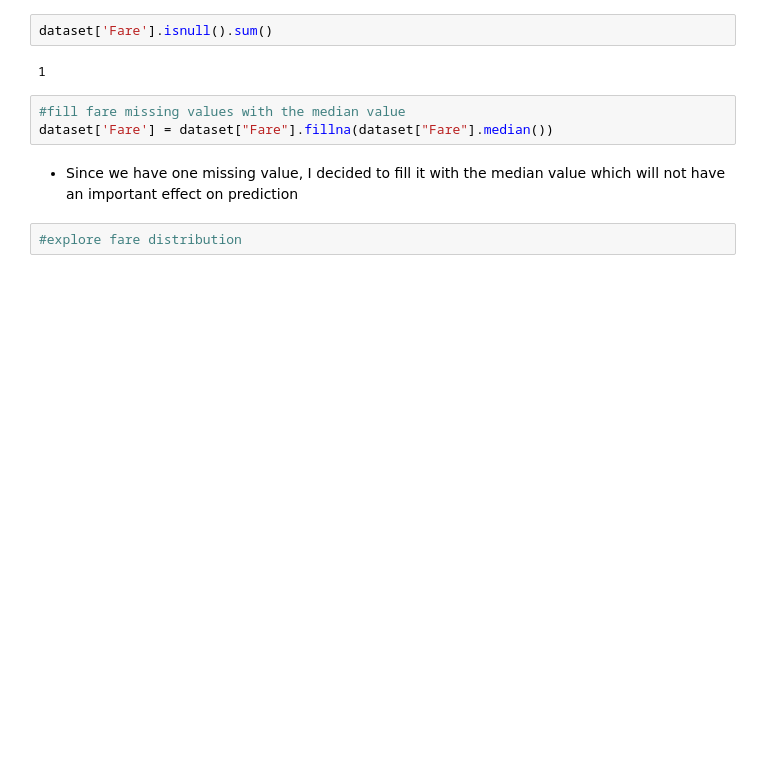
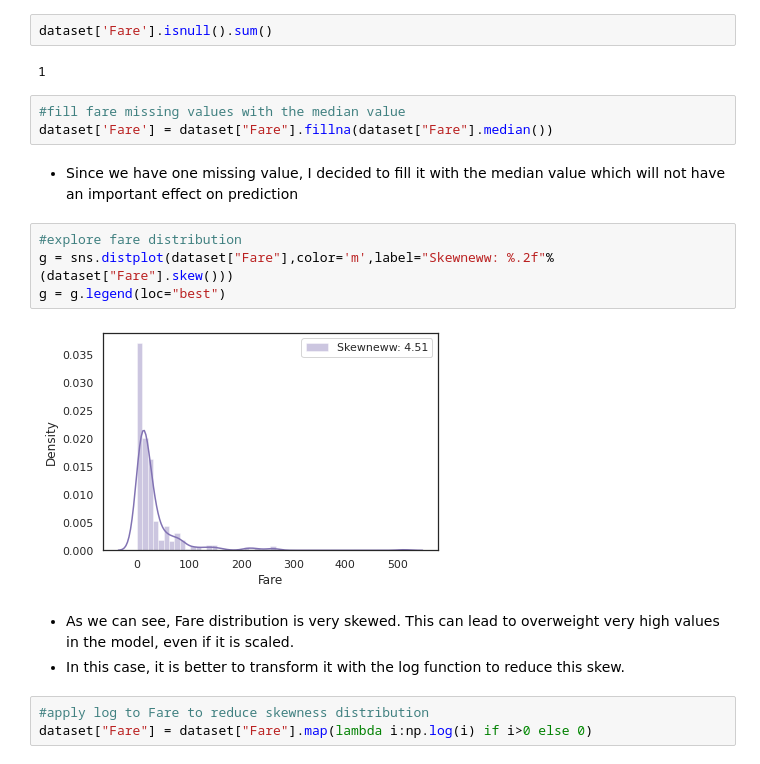
Before and after one commit to syi07030/NLP_study, a Jupyter notebook: Kaggle_BinaryClassification_TabularData/1.Titanic/Titanic_top4%_with_ensemble_modeling/Titanic_Top_4_with_ensemble_modeling.ipynb, the cells around one changed output. Saved outputs shown, nothing was run; the diff lists cells and outputs as text; blank space fills up the shorter version.

Commit message:
feat: 1st level.Titanic (2) Top 4% with ensemble modeling ~3.1 Pclass -ing

```diff
--- a/Kaggle_BinaryClassification_TabularData/1.Titanic/Titanic_top4%_with_ensemble_modeling/Titanic_Top_4_with_ensemble_modeling.ipynb
+++ b/Kaggle_BinaryClassification_TabularData/1.Titanic/Titanic_top4%_with_ensemble_modeling/Titanic_Top_4_with_ensemble_modeling.ipynb
@@ -297,5 +297,15 @@ dataset['Fare'].isnull().sum()
 dataset['Fare'] = dataset["Fare"].fillna(dataset["Fare"].median())
 # %% [markdown]
 - Since we have one missing value, I decided to fill it with the median value which will not have an important effect on prediction
-# %%
-#explore fare distribution
+# %%
+#explore fare distribution
+g = sns.distplot(dataset["Fare"],color='m',label="Skewneww: %.2f"%(dataset["Fare"].skew()))
+g = g.legend(loc="best")
+# %% [output]
+[figure, added]
+# %% [markdown]
+- As we can see, Fare distribution is very skewed. This can lead to overweight very high values in the model, even if it is scaled.
+- In this case, it is better to transform it with the log function to reduce this skew.
+# %%
+#apply log to Fare to reduce skewness distribution
+dataset["Fare"] = dataset["Fare"].map(lambda i:np.log(i) if i>0 else 0)
```
Also changed, not shown: parts of 9 cells of this notebook.
